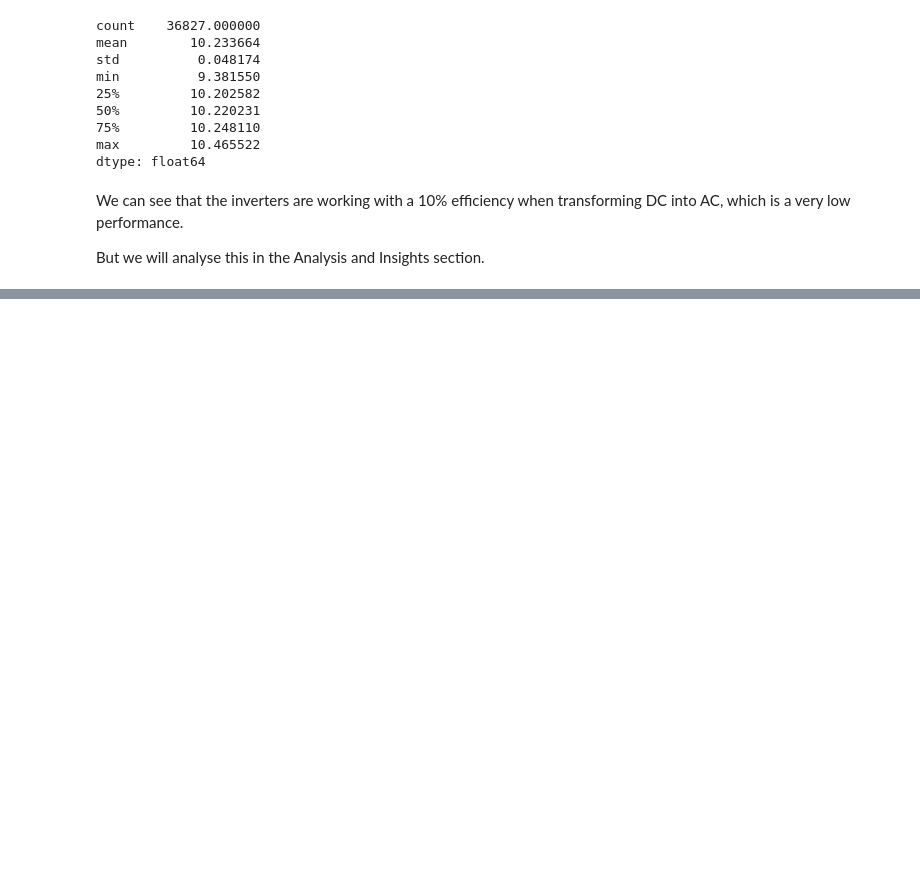
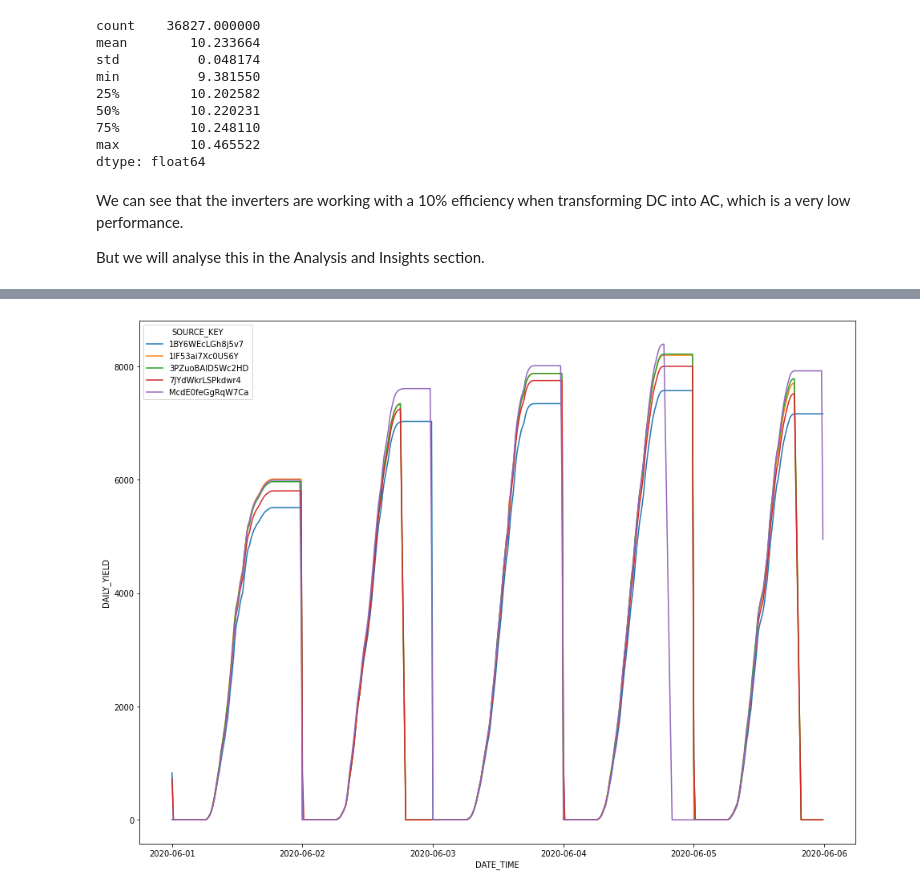
Before and after one commit to luis-cj/data-science-solar-power-plant, a Jupyter notebook: solar_power_plant_part_1.ipynb, the cells around one changed output, grey strips where cells are left out. Saved outputs shown, nothing was run; the diff lists cells and outputs as text; code cells hidden in the pictures; blank space fills up the shorter version.

Commit message:
added data quality

```diff
--- a/solar_power_plant_part_1.ipynb
+++ b/solar_power_plant_part_1.ipynb
@@ -183,0 +222,3 @@ But we will analyse this in the Analysis and Insights section.
+# %%
+selection = list(p1g["SOURCE_KEY"].unique()[:5])
+selection
@@ -183,0 +231,3 @@ But we will analyse this in the Analysis and Insights section.
+# %%
+temp = p1g[p1g["SOURCE_KEY"].isin(selection)].set_index("DATE_TIME")
+temp
@@ -183,0 +251,3 @@ But we will analyse this in the Analysis and Insights section.
+# %%
+temp = temp.loc["2020-06-01":"2020-06-05"]
+temp
@@ -183,0 +269,5 @@ But we will analyse this in the Analysis and Insights section.
+# %%
+plt.figure(figsize=(16,12))
+sns.lineplot(data=temp.reset_index(), x=temp.index, y="DAILY_YIELD", hue="SOURCE_KEY");
+# %% [output]
+[figure, added]
```
Also changed, not shown: parts of 10 cells of this notebook.
